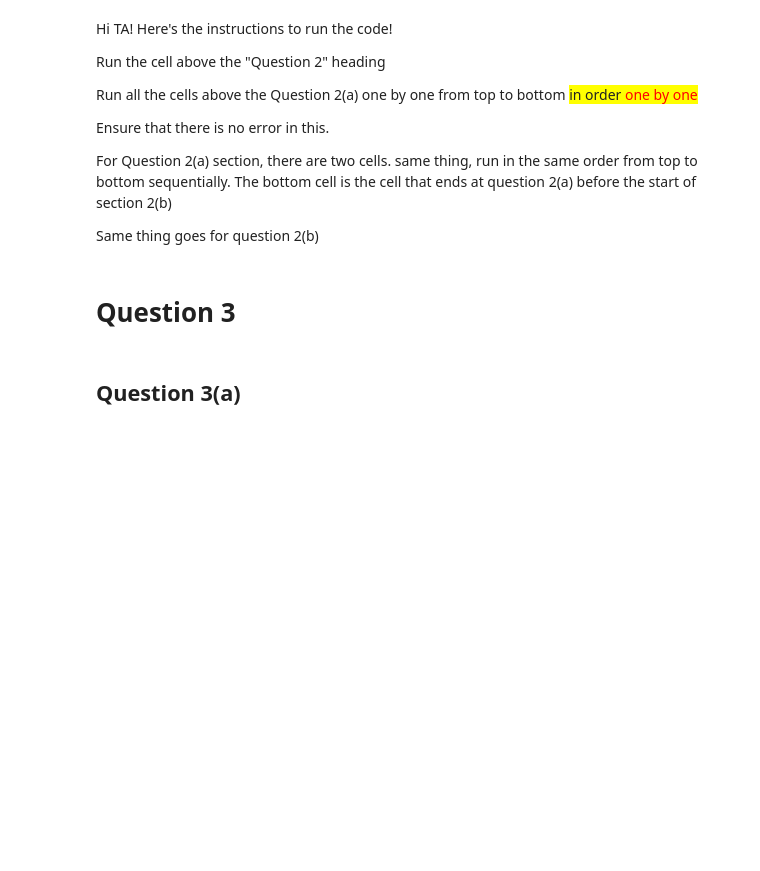
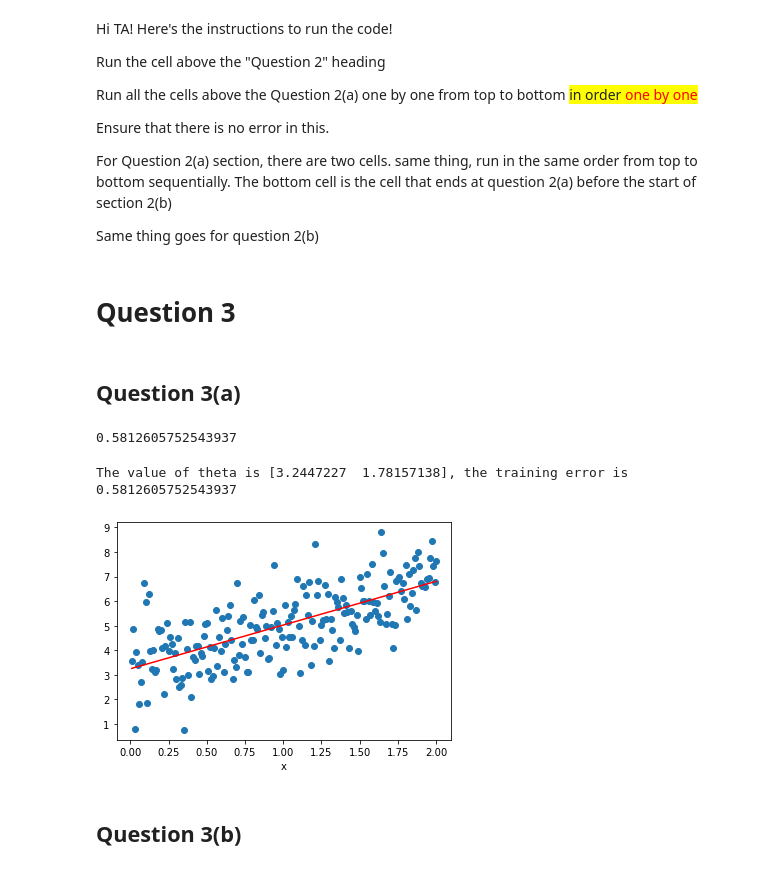
Before and after one commit to caramelmelmel/machine_learning_2021, a Jupyter notebook: hw1/Homework_1.ipynb, the cells around one changed output. Saved outputs shown, nothing was run; the diff lists cells and outputs as text; code cells hidden in the pictures; blank space fills up the shorter version.

```diff
--- a/hw1/Homework_1.ipynb
+++ b/hw1/Homework_1.ipynb
@@ -174,6 +175,43 @@ Same thing goes for question 2(b)
 # Question 3
 # %%
 #read input
-X = np.c_[np.ones(n), np.genfromtxt('/HW')]
+x_input = np.genfromtxt('HW1_data/2/hw1x.dat',delimiter=',')
+X = np.c_[np.ones(len(x_input)),x_input]
+y = np.genfromtxt('HW1_data/2/hw1y.dat',delimiter=',')
 # %% [markdown]
 ## Question 3(a)
+# %%
+#closed form
+def closed_form_regression(x,y):
+    a = np.transpose(x).dot(x)
+    b = np.transpose(x).dot(y)
+    a_inv = np.linalg.pinv(a)
+    theta = a_inv.dot(b)
+    return theta
+# %%
+theta = closed_form_regression(X,y)
+predicted_y = X.dot(theta)
+# %%
+def error(actual,predicted,n):
+    diff = actual - predicted
+    training_err = (diff**2)/2
+    avg = np.sum(training_err)/n
+    return avg
+
+error(y, predicted_y,len(X))
+# %% [output]
+0.5812605752543937
+# %%
+def plot_regression(predicted_y, actual_y, x):
+    plt.scatter(x, actual_y)
+    plt.plot(x,predicted_y,'r')
+    plt.xlabel('x')
+    plt.show()
+
+print(f"The value of theta is {theta}, the training error is {error(y,predicted_y,len(X))}")
+plot_regression(predicted_y,y,x_input)
+# %% [output]
+The value of theta is [3.2447227  1.78157138], the training error is 0.5812605752543937
+[figure, added]
+# %% [markdown]
+## Question 3(b)
```
Also changed, not shown: parts of 14 cells of this notebook.
